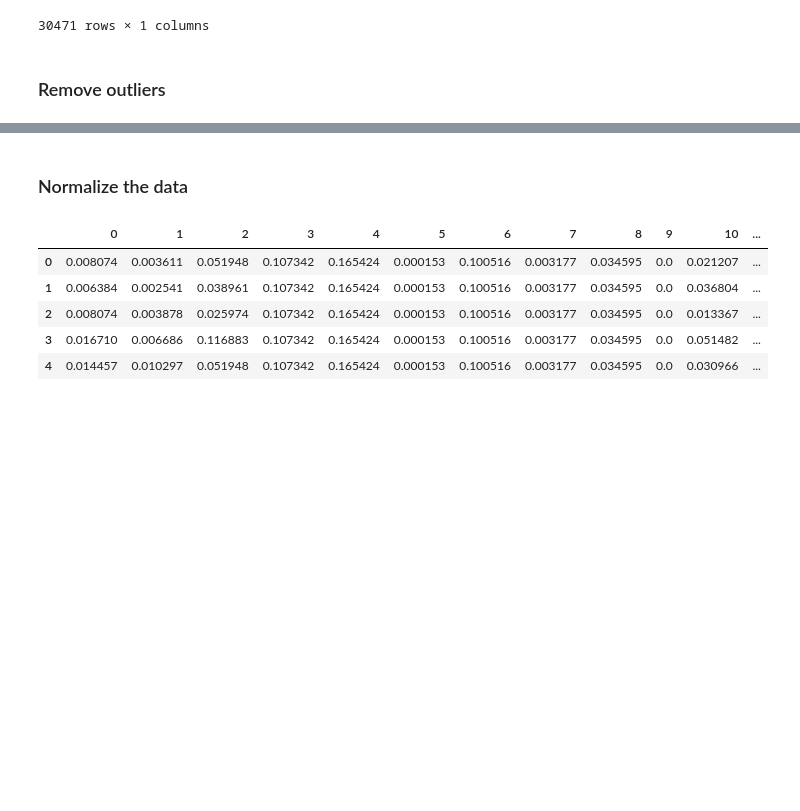
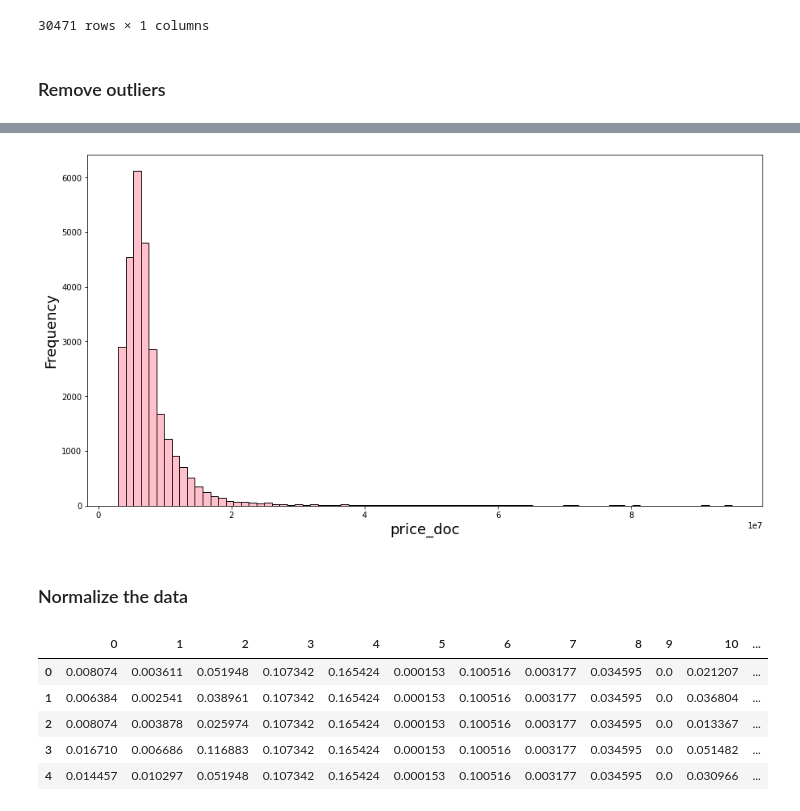
Before and after one commit to Majid-Sohrabi/MLDM_Competition_Sberbank, a Jupyter notebook: Sberbank_Russian_Housing_Market.ipynb, the cells around one changed output, grey strips where cells are left out. Cells and saved outputs as stored; diff of their text form; code cells hidden in the pictures; blank space fills up the shorter version.

```diff
--- a/Sberbank_Russian_Housing_Market.ipynb
+++ b/Sberbank_Russian_Housing_Market.ipynb
@@ -365 +382,8 @@ print(len(y_train))
+# %%
+plt.figure(figsize=(15, 8))
+plt.hist(new_y_train['price_doc'], edgecolor='black', color = "pink", bins=80);
+plt.xlabel('price_doc', fontsize=18);
+plt.ylabel('Frequency', fontsize=18);
+# %% [output]
+[figure, added]
 # %%
```
Also changed, not shown: parts of 9 cells of this notebook.
